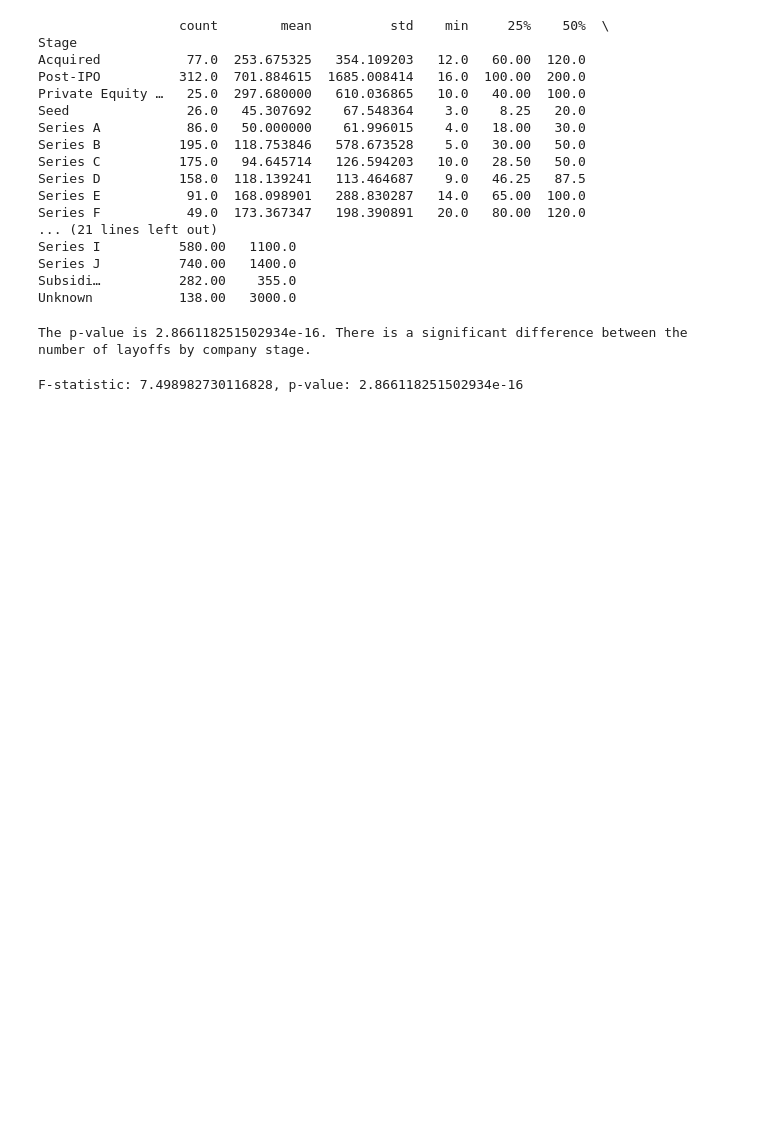
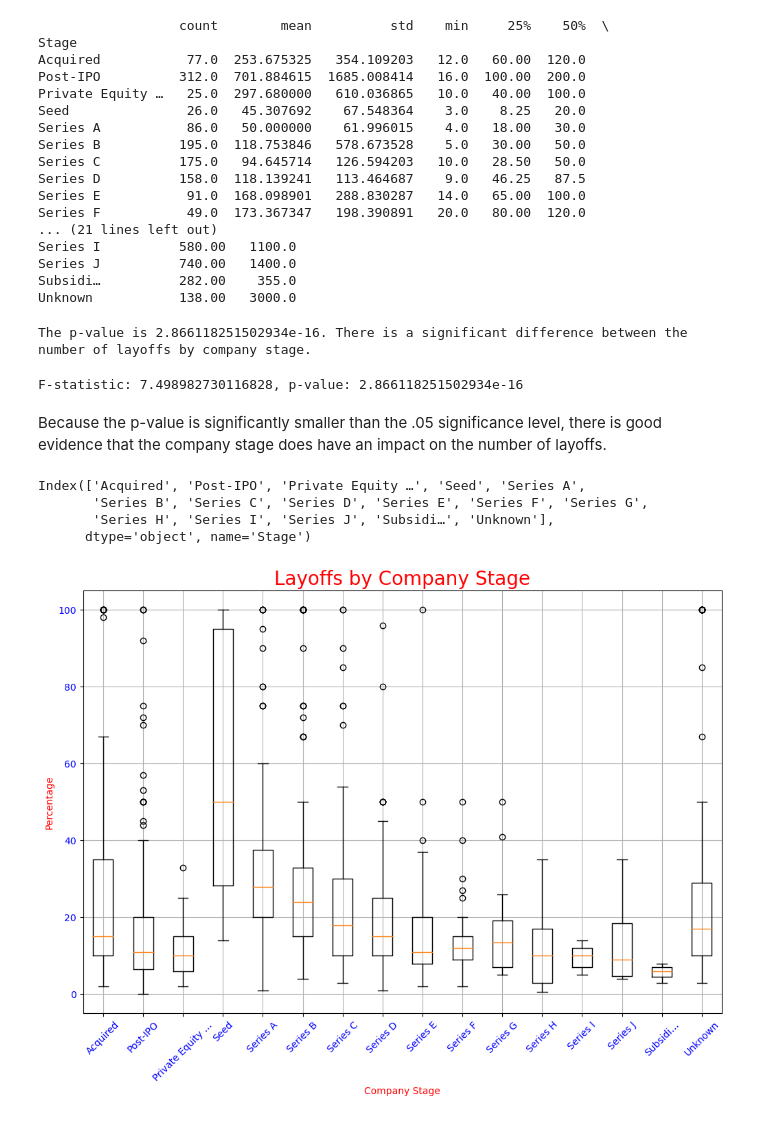
Before and after one commit to cschneggenburger/group-2-project-1, a Jupyter notebook: Big_Tech_Layoffs_Sandy.ipynb, the cells around one changed output. Saved outputs shown, nothing was run; the diff lists cells and outputs as text; code cells hidden in the pictures; blank space fills up the shorter version.

```diff
--- a/Big_Tech_Layoffs_Sandy.ipynb
+++ b/Big_Tech_Layoffs_Sandy.ipynb
@@ -279,3 +250,31 @@ The p-value is 2.866118251502934e-16. There is a significant difference between
 print(f'F-statistic: {f_stat}, p-value: {p_value}')
 # %% [output]
 F-statistic: 7.498982730116828, p-value: 2.866118251502934e-16
+# %% [markdown]
+Because the p-value is significantly smaller than the .05 significance level, there is good evidence that the company stage does have an impact on the number of layoffs.
+# %%
+# Group data by company stage and count the unique values in the Percentage column
+
+stage_count_df = df_a.groupby('Stage')['Percentage'].count()
+stage_count_df
+print(stage_count_df.index)
+# %% [output]
+Index(['Acquired', 'Post-IPO', 'Private Equity …', 'Seed', 'Series A',
+       'Series B', 'Series C', 'Series D', 'Series E', 'Series F', 'Series G',
+       'Series H', 'Series I', 'Series J', 'Subsidi…', 'Unknown'],
+      dtype='object', name='Stage')
+# %%
+# Show the percentages of layoffs by company stage using a box plot
+
+plt.figure (figsize=(12, 8))
+plt.boxplot([df_a[df_a['Stage'] == stage]['Percentage'] for stage in stage_count_df.index], labels=stage_count_df.index)
+plt.xlabel('Company Stage', color = 'red')
+plt.xticks(rotation=45)
+plt.xticks(color='blue')
+plt.ylabel('Percentage', color = 'red')
+plt.yticks(color='blue')
+plt.grid(True)
+plt.title('Layoffs by Company Stage', color = 'red', fontsize = 20)
+plt.show()
+# %% [output]
+[figure, added]
```
Also changed, not shown: parts of 16 cells of this notebook.
